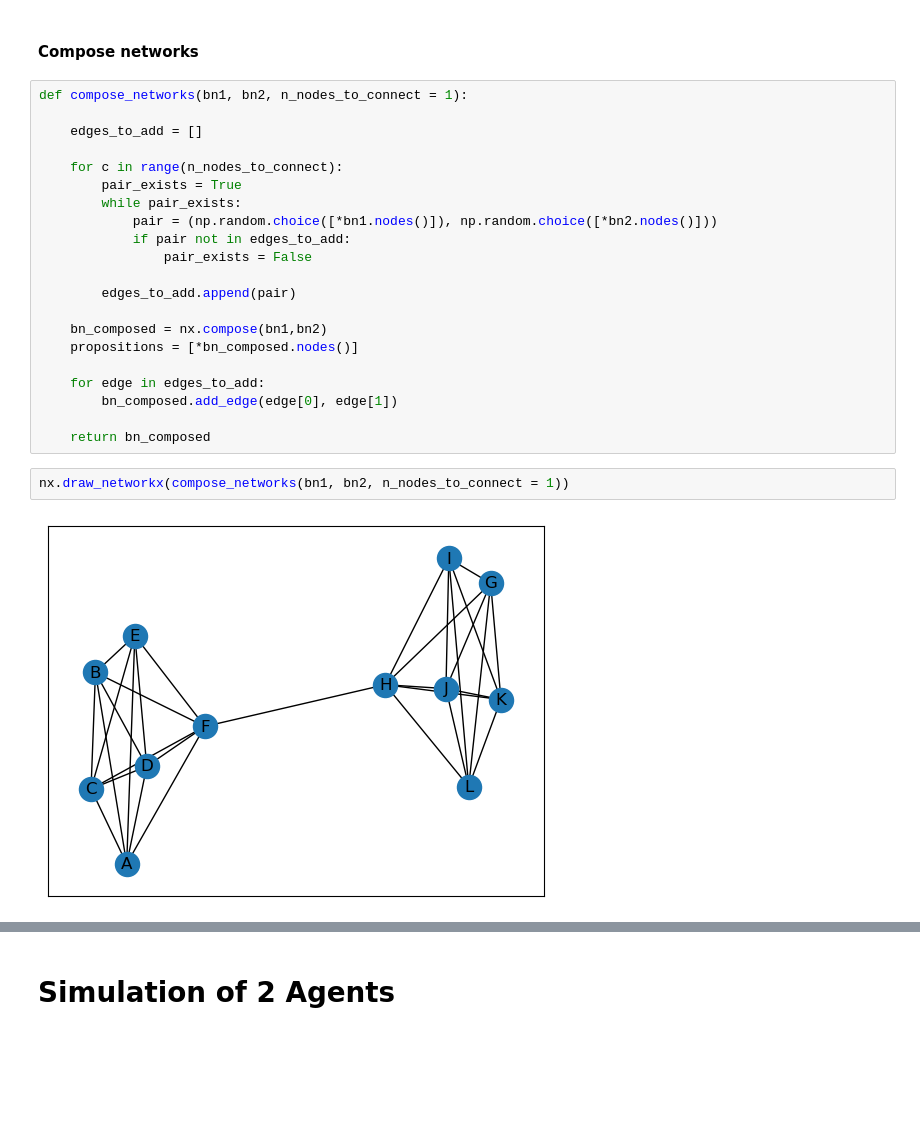
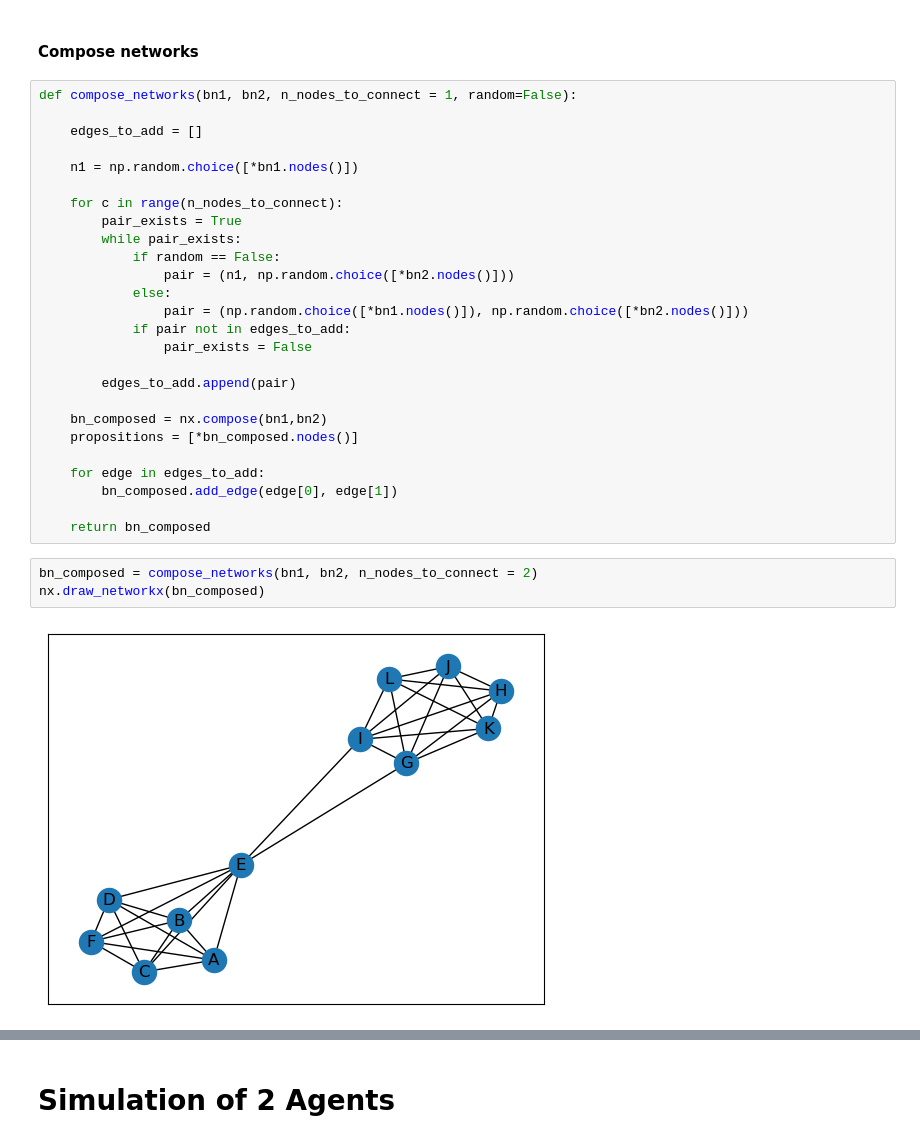
Before and after one commit to ocseckin/pairwise_diffusion, a Jupyter notebook: notebooks/bayesian_update.ipynb, the cells around one changed output, grey strips where cells are left out. Drawn from its saved outputs; the diff is of its cells as text; blank space fills up the shorter version.

```diff
--- a/notebooks/bayesian_update.ipynb
+++ b/notebooks/bayesian_update.ipynb
@@ -215,27 +233,33 @@ nx.draw_networkx(bn2)
 # %% [markdown]
 #### Compose networks
-# %%
-def compose_networks(bn1, bn2, n_nodes_to_connect = 1):
-
-    edges_to_add = []
-
-    for c in range(n_nodes_to_connect):
-        pair_exists = True
-        while pair_exists:
-            pair = (np.random.choice([*bn1.nodes()]), np.random.choice([*bn2.nodes()]))
-            if pair not in edges_to_add:
-                pair_exists = False
-
-        edges_to_add.append(pair)
-
-    bn_composed = nx.compose(bn1,bn2)
-    propositions = [*bn_composed.nodes()]
-
-    for edge in edges_to_add:
-        bn_composed.add_edge(edge[0], edge[1])
-
-    return bn_composed
+# %%
+def compose_networks(bn1, bn2, n_nodes_to_connect = 1, random=False):
+
+    edges_to_add = []
+
+    n1 = np.random.choice([*bn1.nodes()])
+
+    for c in range(n_nodes_to_connect):
+        pair_exists = True
+        while pair_exists:
+            if random == False:
+                pair = (n1, np.random.choice([*bn2.nodes()]))
+            else:
+                pair = (np.random.choice([*bn1.nodes()]), np.random.choice([*bn2.nodes()]))
+            if pair not in edges_to_add:
+                pair_exists = False
+
+        edges_to_add.append(pair)
+
+    bn_composed = nx.compose(bn1,bn2)
+    propositions = [*bn_composed.nodes()]
+
+    for edge in edges_to_add:
+        bn_composed.add_edge(edge[0], edge[1])
+
+    return bn_composed
 # %%
-nx.draw_networkx(compose_networks(bn1, bn2, n_nodes_to_connect = 1))
+bn_composed = compose_networks(bn1, bn2, n_nodes_to_connect = 2)
+nx.draw_networkx(bn_composed)
 # %% [output]
-[figure, old version]
+[figure, new version]
```
Also changed, not shown: parts of 17 cells of this notebook, 8 other files.
